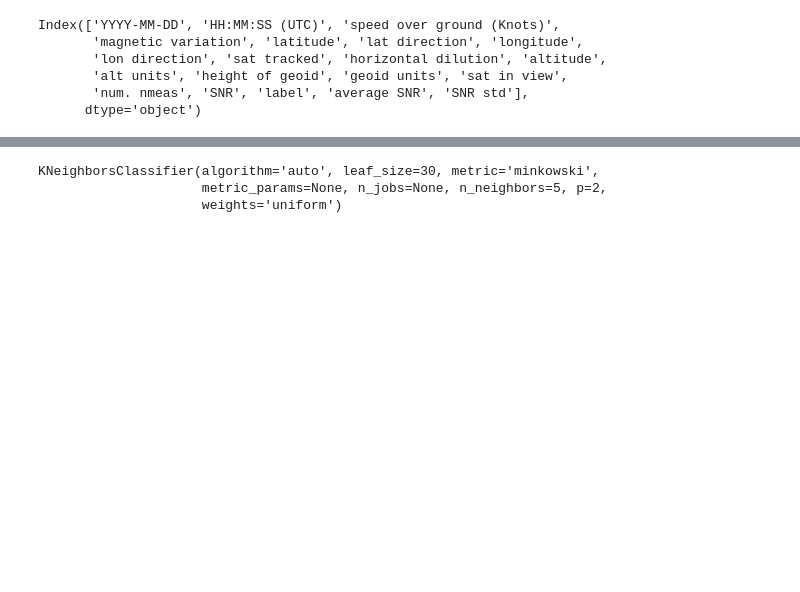
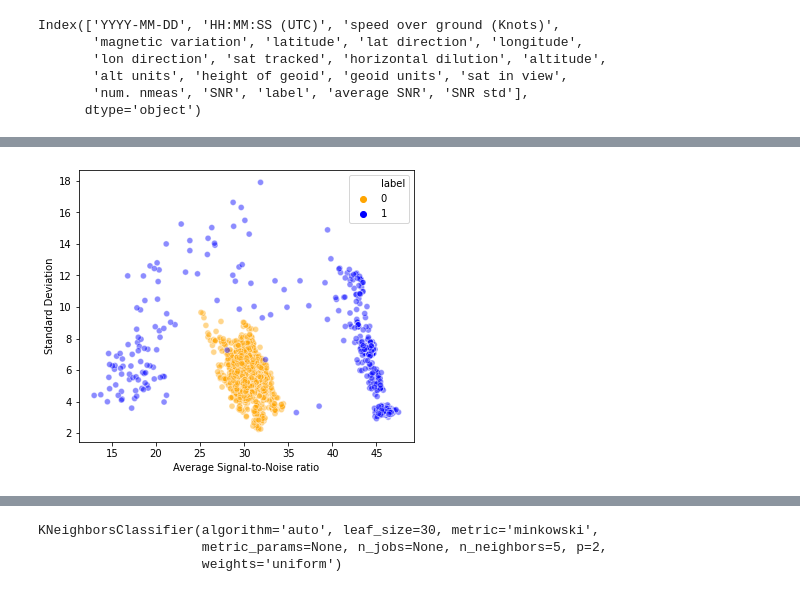
Before and after one commit to jicampos/GPS-Spoofing, a Jupyter notebook: KNN_NMEA.ipynb, the cells around one changed output, grey strips where cells are left out. Drawn from its saved outputs; the diff is of its cells as text; code cells hidden in the pictures; blank space fills up the shorter version.

```diff
--- a/KNN_NMEA.ipynb
+++ b/KNN_NMEA.ipynb
@@ -143,3 +157,12 @@ plt.show()
+# %%
+f, ax = plt.subplots(1, 1, figsize = (6, 5))
+sns.scatterplot(x="average SNR", y="SNR std", hue="label", palette=dict({0: "orange", 1: "blue"}), alpha=0.45, data=spoofed_data)
+ax.set_xlabel("Average Signal-to-Noise ratio")
+ax.set_ylabel("Standard Deviation")
+
+plt.show()
+# %% [output]
+[figure, added]
 # %%
 ax = spoofed_data.plot.scatter(x="average SNR",y="SNR std",c="average SNR",colormap="viridis")
 # ax = sns.scatterplot(x="average SNR", y="SNR std", hue="average SNR",data=spoofed_data)
```
Also changed, not shown: parts of 18 cells of this notebook.
